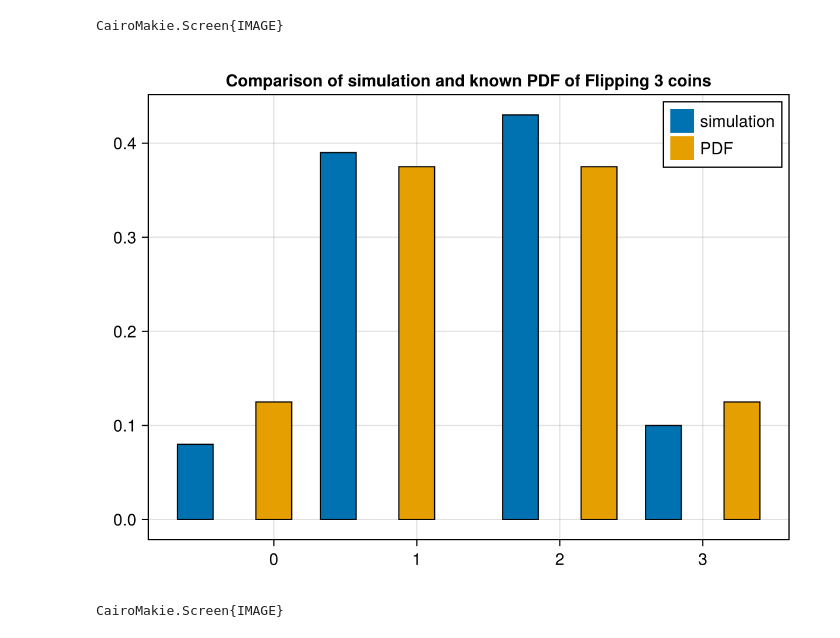
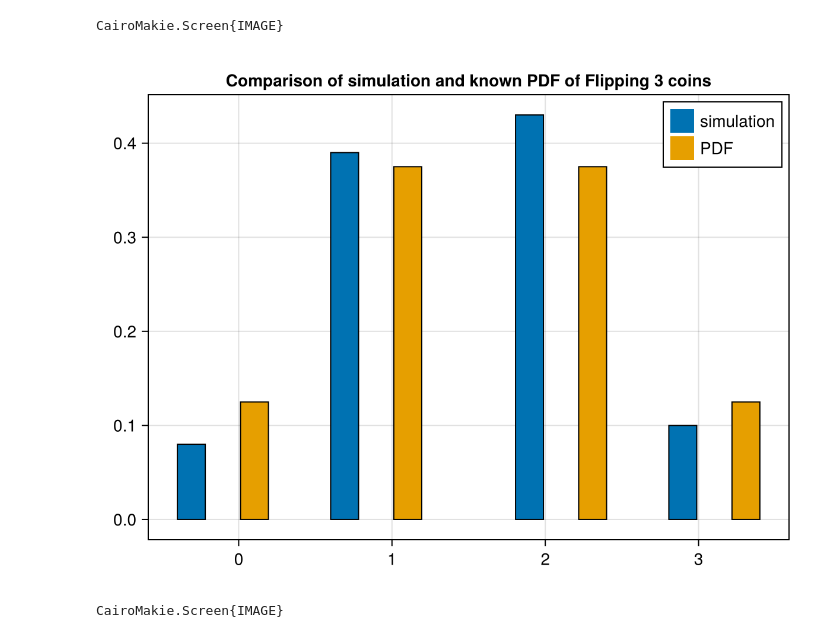
Before and after one commit to pstaabp/sci-comp-book, a Jupyter notebook: julia-output/prob-models.ipynb, the cells around one changed output. Saved outputs shown, nothing was run; the diff lists cells and outputs as text; code cells hidden in the pictures.

```diff
--- a/julia-output/prob-models.ipynb
+++ b/julia-output/prob-models.ipynb
@@ -126,25 +119,25 @@ CairoMakie.Screen{IMAGE}
 # %%
 values = 0:3
 heights1 = head_count/sum(head_count)
 heights2 = [1/8, 3/8, 3/8, 1/8]
 colors = Makie.wong_colors()  # use more attractive colors
 
 fig = Figure()
 ax = Axis(fig[1,1], title = "Comparison of simulation and known PDF of Flipping 3 coins")
 
 xvals = repeat(values,2)
 heights = vcat(heights1, heights2)
 
 
-bar = barplot!(ax, xvals, heights, dodge = repeat(values,inner = 2),
+bar = barplot!(ax, xvals, heights, dodge = repeat(1:length(values), inner=2),
   color=colors[repeat(1:2, inner = length(values))], strokewidth = 1
   )
 labels = ["simulation", "PDF"]
 elements = [PolyElement(polycolor = colors[i]) for i in 1:length(labels)]
 axislegend(ax, elements, labels)
 fig
 # %% [output]
-[figure, old version]
+[figure, new version]
 # %%
 save("../assets/plots/prob-models/coins3-compare02.png", fig)
 # %% [output]
```
Also changed, not shown: parts of 14 cells of this notebook, 16 other files.
